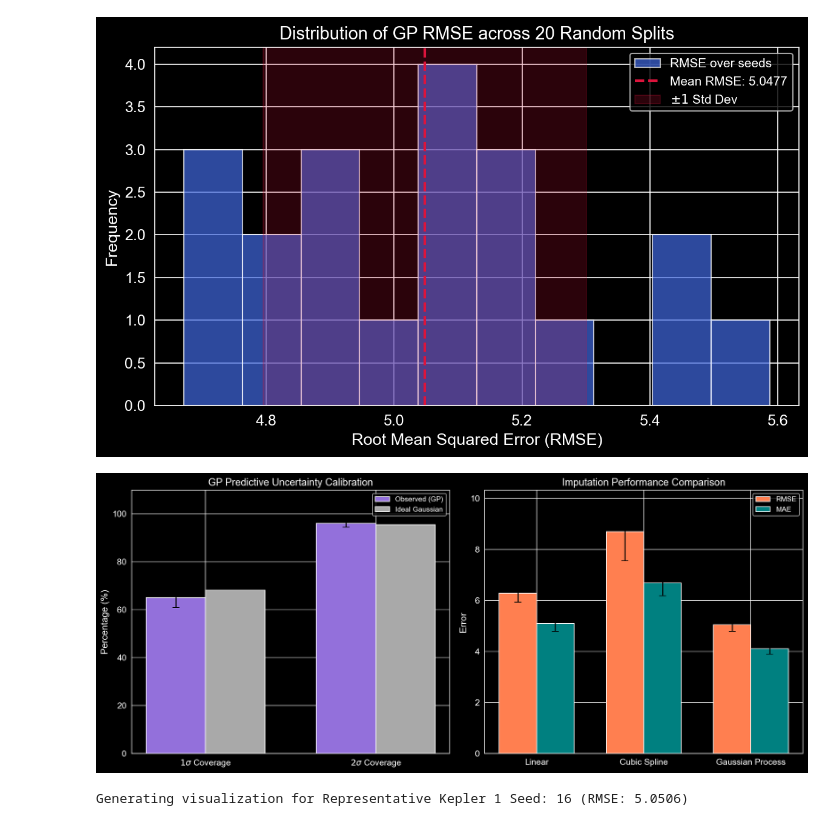
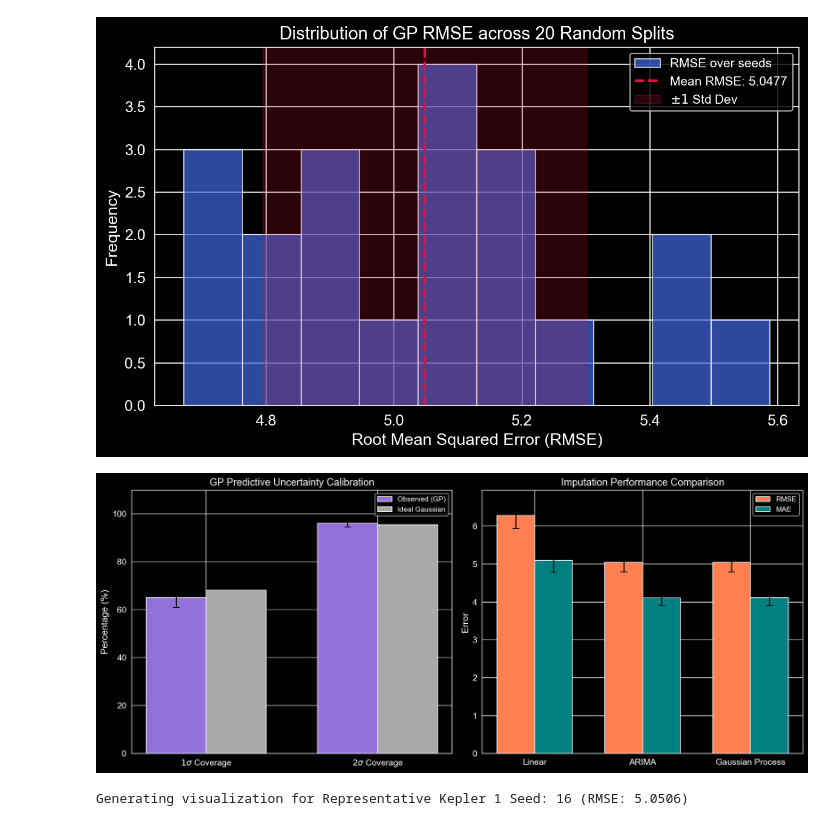
Before and after one commit to TimeB1729/noisy_light_curve_simulation, a Jupyter notebook: notebook/test1_extended.ipynb, the cells around one changed output. Cells and saved outputs as stored; diff of their text form; code cells hidden in the pictures.

```diff
--- a/notebook/test1_extended.ipynb
+++ b/notebook/test1_extended.ipynb
@@ -316,39 +399,39 @@ observed_means = [np.mean(gp_1sigma_list) * 100, np.mean(gp_2sigma_list) * 100]
 observed_stds = [np.std(gp_1sigma_list) * 100, np.std(gp_2sigma_list) * 100]
 ideal_values = [68.27, 95.45]
 
 x = np.arange(len(categories))
 width = 0.35
 
 axes[0].bar(x - width/2, observed_means, width, yerr=observed_stds, capsize=5, color='mediumpurple', label='Observed (GP)')
 axes[0].bar(x + width/2, ideal_values, width, color='darkgray', label='Ideal Gaussian')
 axes[0].set_xticks(x)
 axes[0].set_xticklabels(categories)
 axes[0].set_ylabel("Percentage (%)")
 axes[0].set_title("GP Predictive Uncertainty Calibration")
 axes[0].set_ylim(0, 110)
 axes[0].legend()
 
 # Panel 2: Benchmark Comparison
-methods = ["Linear", "Cubic Spline", "Gaussian Process"]
-rmse_means = [np.mean(lin_rmse_list), np.mean(cub_rmse_list), np.mean(gp_rmse_list)]
-rmse_stds = [np.std(lin_rmse_list), np.std(cub_rmse_list), np.std(gp_rmse_list)]
-mae_means = [np.mean(lin_mae_list), np.mean(cub_mae_list), np.mean(gp_mae_list)]
-mae_stds = [np.std(lin_mae_list), np.std(cub_mae_list), np.std(gp_mae_list)]
+methods = ["Linear", "ARIMA", "Gaussian Process"]
+rmse_means = [np.mean(lin_rmse_list), np.mean(arima_rmse_list), np.mean(gp_rmse_list)]
+rmse_stds = [np.std(lin_rmse_list), np.std(arima_rmse_list), np.std(gp_rmse_list)]
+mae_means = [np.mean(lin_mae_list), np.mean(arima_mae_list), np.mean(gp_mae_list)]
+mae_stds = [np.std(lin_mae_list), np.std(arima_mae_list), np.std(gp_mae_list)]
 
 x_methods = np.arange(len(methods))
 axes[1].bar(x_methods - width/2, rmse_means, width, yerr=rmse_stds, capsize=5, color='coral', label='RMSE')
 axes[1].bar(x_methods + width/2, mae_means, width, yerr=mae_stds, capsize=5, color='teal', label='MAE')
 axes[1].set_xticks(x_methods)
 axes[1].set_xticklabels(methods)
 axes[1].set_ylabel("Error")
 axes[1].set_title("Imputation Performance Comparison")
 axes[1].legend()
 
 plt.tight_layout()
 plt.savefig("figures/kepler1_calibration_and_comparison.png", bbox_inches='tight')
 plt.show()
 # %% [output]
-[figure, old version]
+[figure, new version]
 # %%
 # --- Visualization of the Best GP Model Split for Kepler 1 ---
 
```
Also changed, not shown: parts of 6 cells of this notebook, 1 other file.
